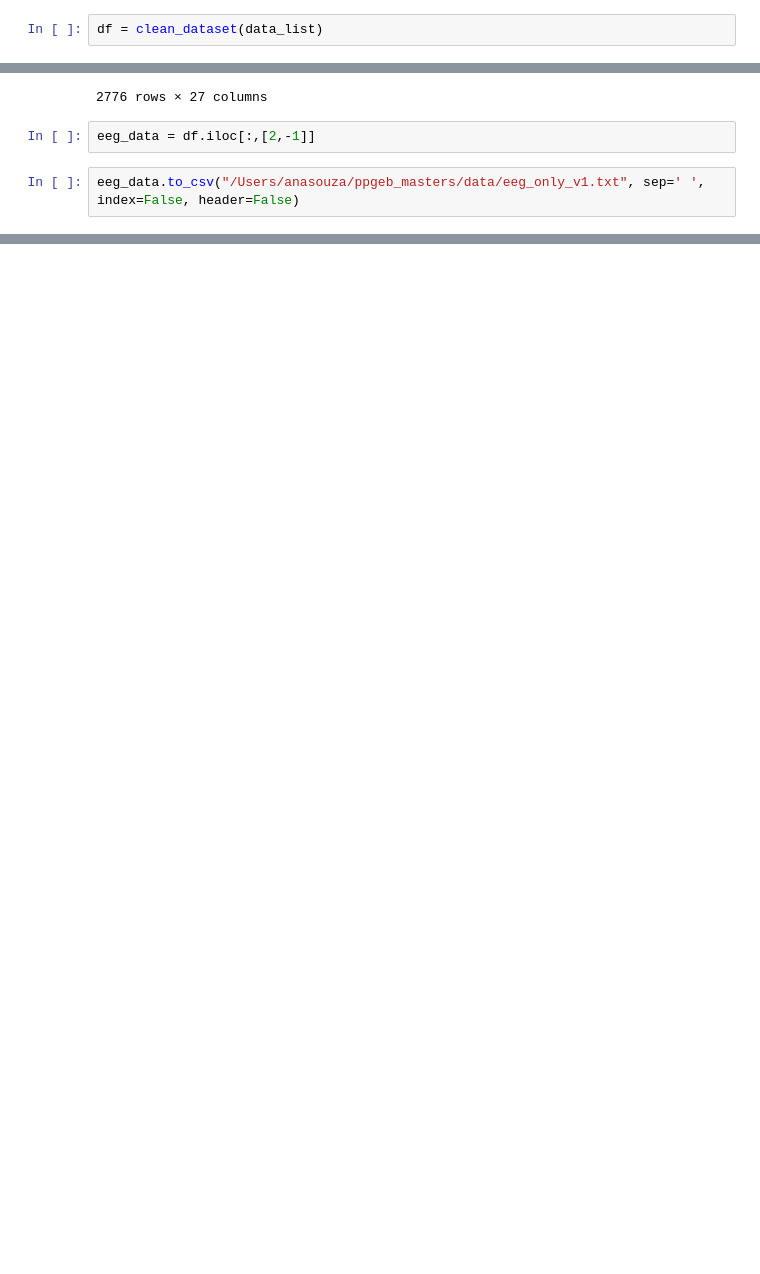
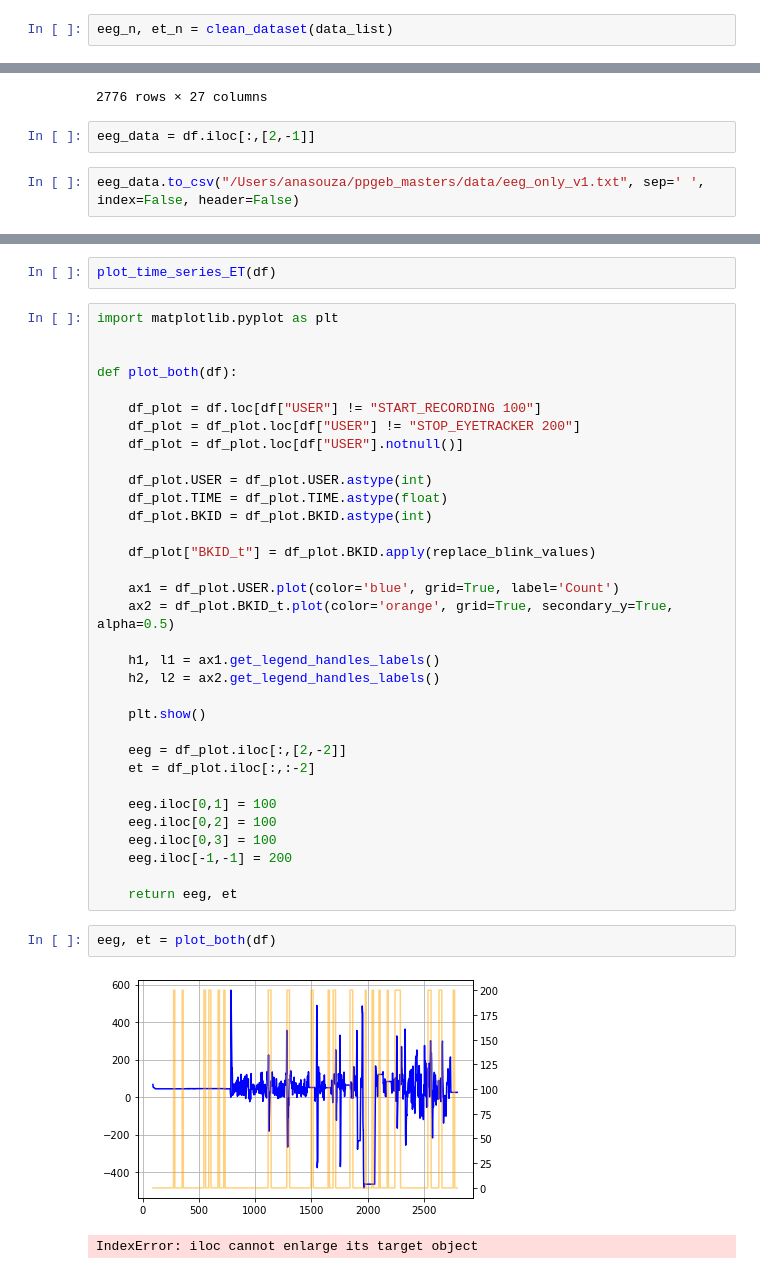
Before and after one commit to anapaulasandes/ppgeb_masters, a Jupyter notebook: python_syncronization/find_blinks.ipynb, the cells around one changed output, grey strips where cells are left out. Cells and saved outputs as stored; diff of their text form; blank space fills up the shorter version.

```diff
--- a/python_syncronization/find_blinks.ipynb
+++ b/python_syncronization/find_blinks.ipynb
@@ -21,2 +82,2 @@ def clean_dataset(data_list):
 # %%
-df = clean_dataset(data_list)
+eeg_n, et_n = clean_dataset(data_list)
@@ -58,0 +154,40 @@ plot_time_series(df)
+# %%
+plot_time_series_ET(df)
+# %%
+import matplotlib.pyplot as plt
+
+
+def plot_both(df):
+
+    df_plot = df.loc[df["USER"] != "START_RECORDING 100"]
+    df_plot = df_plot.loc[df["USER"] != "STOP_EYETRACKER 200"]
+    df_plot = df_plot.loc[df["USER"].notnull()]
+
+    df_plot.USER = df_plot.USER.astype(int)
+    df_plot.TIME = df_plot.TIME.astype(float)
+    df_plot.BKID = df_plot.BKID.astype(int)
+
+    df_plot["BKID_t"] = df_plot.BKID.apply(replace_blink_values)
+
+    ax1 = df_plot.USER.plot(color='blue', grid=True, label='Count')
+    ax2 = df_plot.BKID_t.plot(color='orange', grid=True, secondary_y=True, alpha=0.5)
+
+    h1, l1 = ax1.get_legend_handles_labels()
+    h2, l2 = ax2.get_legend_handles_labels()
+
+    plt.show()
+
+    eeg = df_plot.iloc[:,[2,-2]]
+    et = df_plot.iloc[:,:-2]
+
+    eeg.iloc[0,1] = 100
+    eeg.iloc[0,2] = 100
+    eeg.iloc[0,3] = 100
+    eeg.iloc[-1,-1] = 200
+
+    return eeg, et
+# %%
+eeg, et = plot_both(df)
+# %% [output]
+[figure, added]
+IndexError: iloc cannot enlarge its target object
```
Also changed, not shown: parts of 19 cells of this notebook, 15 other files.
